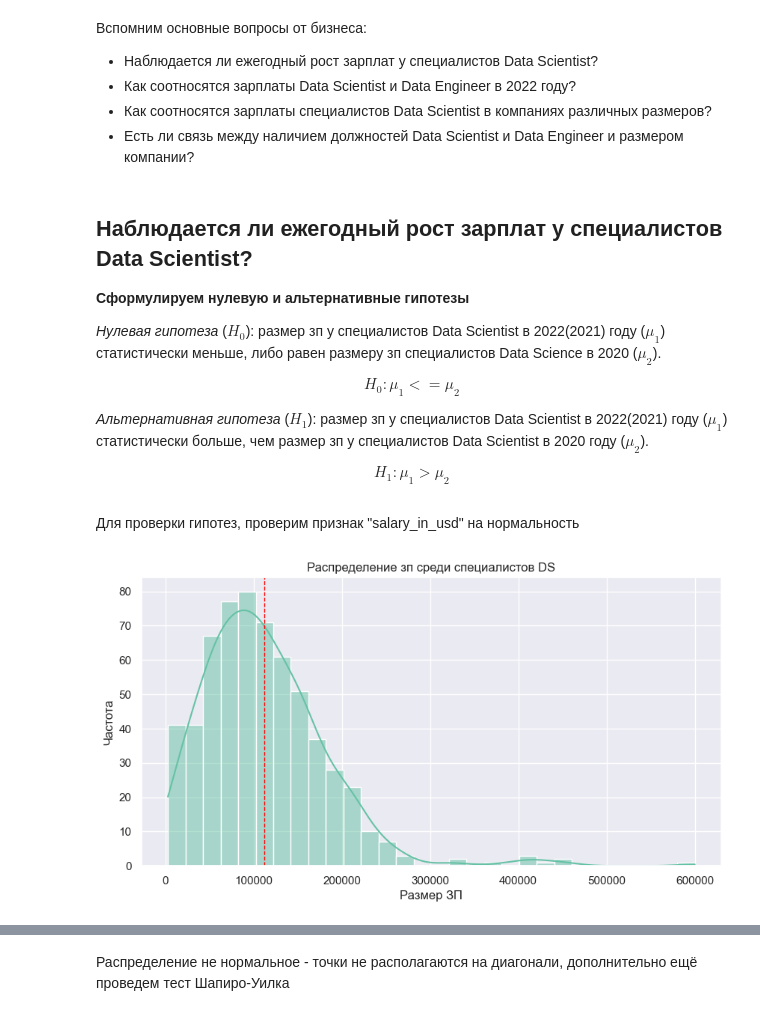
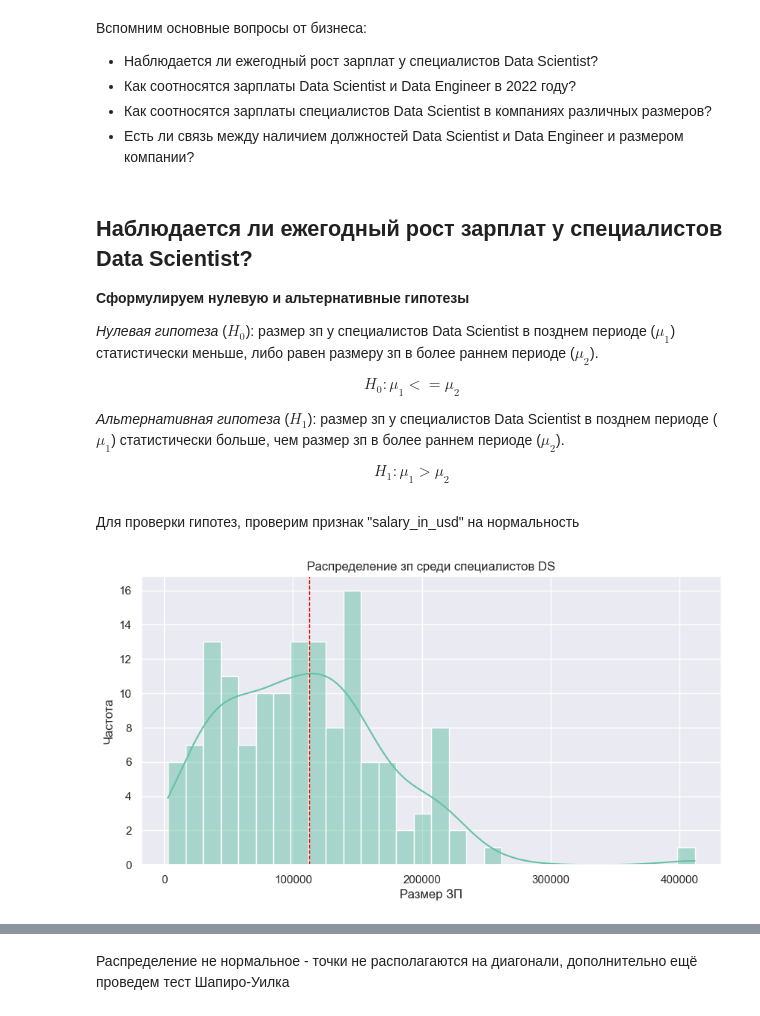
Before and after one commit to schdlr50/SF_EDA_4, a Jupyter notebook: final task.ipynb, the cells around one changed output, grey strips where cells are left out. Saved outputs shown, nothing was run; the diff lists cells and outputs as text; code cells hidden in the pictures.

```diff
--- a/final task.ipynb
+++ b/final task.ipynb
@@ -750,24 +751,25 @@ def decision_hypothesis(p):
 
 **Сформулируем нулевую и альтернативные гипотезы**
 
-*Нулевая гипотеза* ($H_0$): размер зп у специалистов Data Scientist в 2022(2021) году ($μ_1$) статистически меньше, либо равен размеру зп специалистов Data Science в 2020 ($μ_2$).
+*Нулевая гипотеза* ($H_0$): размер зп у специалистов Data Scientist в позднем периоде ($μ_1$) статистически меньше, либо равен размеру зп в более раннем периоде ($μ_2$).
 
 $$ H_0 : μ_1 <= μ_2$$
 
-*Альтернативная гипотеза* ($H_1$): размер зп у специалистов Data Scientist в 2022(2021) году ($μ_1$) статистически больше, чем размер зп у специалистов Data Scientist в 2020 году ($μ_2$).
+*Альтернативная гипотеза* ($H_1$): размер зп у специалистов Data Scientist в позднем периоде ($μ_1$) статистически больше, чем размер зп в более раннем периоде ($μ_2$).
 
 $$ H_1 : μ_1 > μ_2$$
 # %% [markdown]
 Для проверки гипотез, проверим признак "salary_in_usd" на нормальность
 # %%
 # Для выявления нормальности признака построим гистограмму
+data_job=data[(data.job_title=='Data Scientist')]
 fig, axes = plt.subplots(figsize=(10, 5))
-ax = sns.histplot(data['salary_in_usd'], bins=30, kde=True)
+ax = sns.histplot(data_job['salary_in_usd'], bins=30, kde=True)
 ax.set(xlabel='Размер ЗП', ylabel='Частота')
 plt.title('Распределение зп среди специалистов DS')
 ax.axvline(data['salary_in_usd'].mean(), color='red', linestyle='--', linewidth=1)
 plt.show()
 # %% [output]
-[figure, old version]
+[figure, new version]
 # %%
 # дополнительно построим qq график
```
Also changed, not shown: parts of 39 cells of this notebook.
